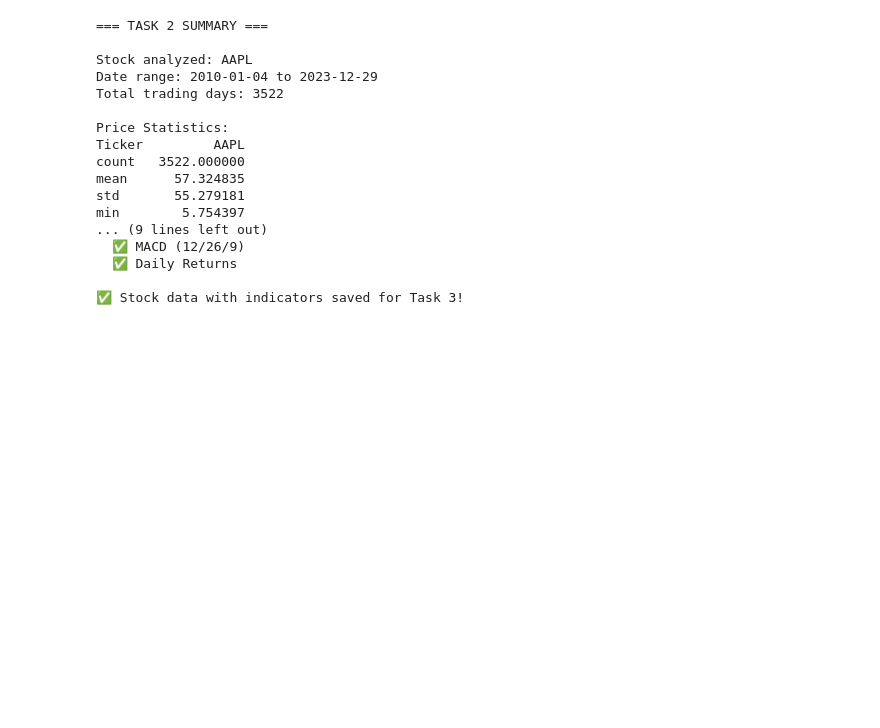
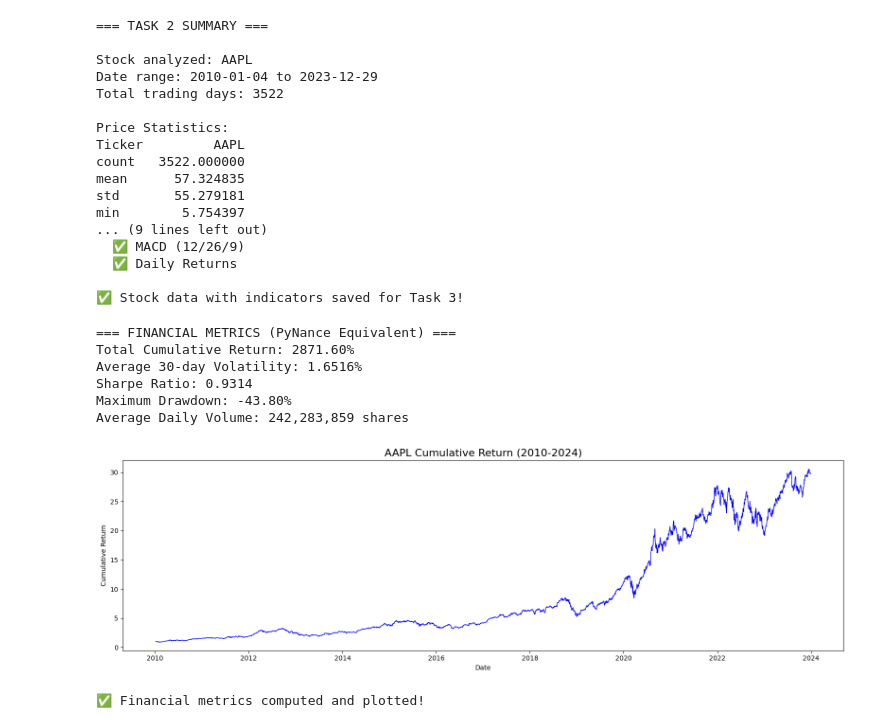
Before and after one commit to Samrawit-alemu/news-sentiment-analysis, a Jupyter notebook: notebooks/stock_analysis.ipynb, the cells around one changed output. Drawn from its saved outputs; the diff is of its cells as text; code cells hidden in the pictures; blank space fills up the shorter version.

Commit message:
feat: add financial metrics as PyNance equivalent for Task 2

```diff
--- a/notebooks/stock_analysis.ipynb
+++ b/notebooks/stock_analysis.ipynb
@@ -221,3 +221,60 @@ min        5.754397
   ✅ Daily Returns
 
 ✅ Stock data with indicators saved for Task 3!
+# %%
+# PyNance Financial Metrics
+print("=== FINANCIAL METRICS (PyNance Equivalent) ===")
+
+# Extract Close and Volume as clean Series
+close = stock_data['Close'].squeeze()
+volume = stock_data['Volume'].squeeze()
+daily_return = close.pct_change() * 100
+
+# 1. Cumulative Return
+cumulative_return = (1 + daily_return/100).cumprod()
+total_return = float(cumulative_return.iloc[-1] - 1) * 100
+print(f"Total Cumulative Return: {total_return:.2f}%")
+
+# 2. Volatility (30-day rolling)
+volatility = float(daily_return.rolling(window=30).std().mean())
+print(f"Average 30-day Volatility: {volatility:.4f}%")
+
+# 3. Sharpe Ratio
+risk_free_rate = 0.02 / 252
+excess_return = daily_return/100 - risk_free_rate
+sharpe_ratio = float(excess_return.mean() / excess_return.std() * (252 ** 0.5))
+print(f"Sharpe Ratio: {sharpe_ratio:.4f}")
+
+# 4. Maximum Drawdown
+rolling_max = close.cummax()
+drawdown = (close - rolling_max) / rolling_max * 100
+max_drawdown = float(drawdown.min())
+print(f"Maximum Drawdown: {max_drawdown:.2f}%")
+
+# 5. Average Volume
+avg_volume = float(volume.mean())
+print(f"Average Daily Volume: {avg_volume:,.0f} shares")
+
+# Save to stock_data for later use
+stock_data['Cumulative_Return'] = cumulative_return
+stock_data['Volatility_30'] = daily_return.rolling(window=30).std()
+
+# Plot cumulative return
+plt.figure(figsize=(16, 5))
+plt.plot(cumulative_return, color='blue', linewidth=1)
+plt.title('AAPL Cumulative Return (2010-2024)', fontsize=16)
+plt.xlabel('Date')
+plt.ylabel('Cumulative Return')
+plt.tight_layout()
+plt.savefig('../data/raw/cumulative_return.png', dpi=150)
+plt.show()
+print("✅ Financial metrics computed and plotted!")
+# %% [output]
+=== FINANCIAL METRICS (PyNance Equivalent) ===
+Total Cumulative Return: 2871.60%
+Average 30-day Volatility: 1.6516%
+Sharpe Ratio: 0.9314
+Maximum Drawdown: -43.80%
+Average Daily Volume: 242,283,859 shares
+[figure, added]
+✅ Financial metrics computed and plotted!
```
